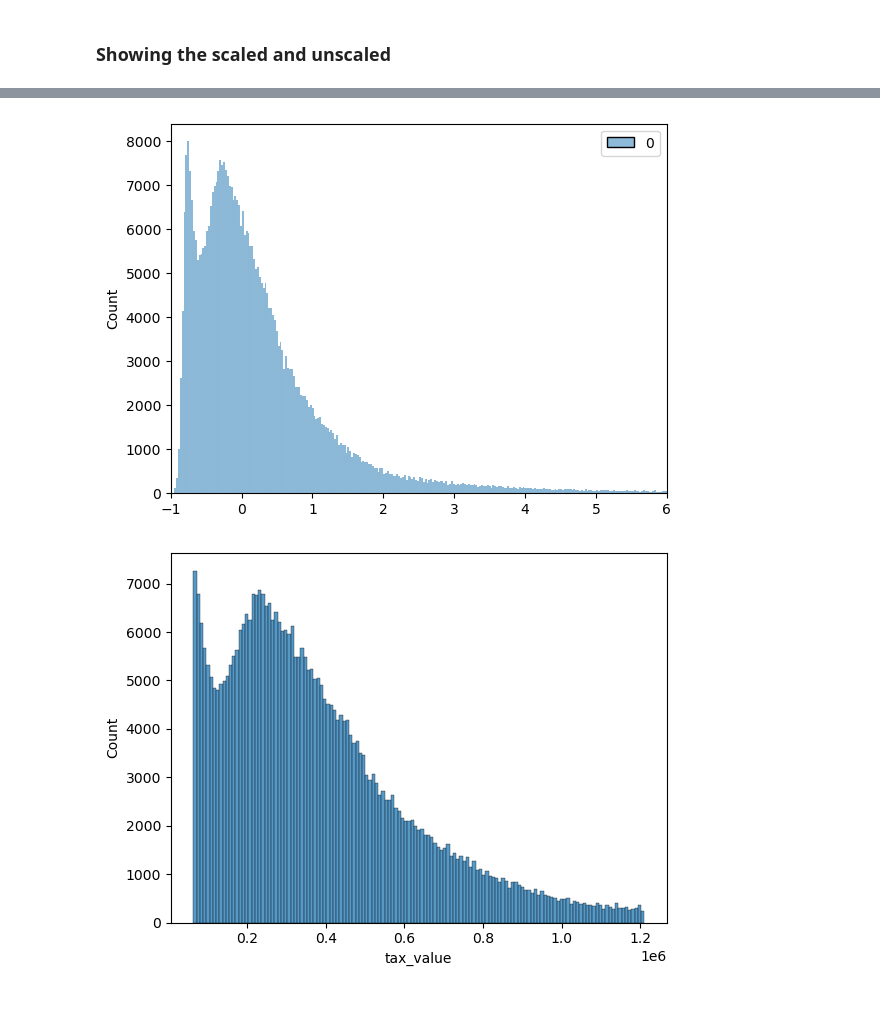
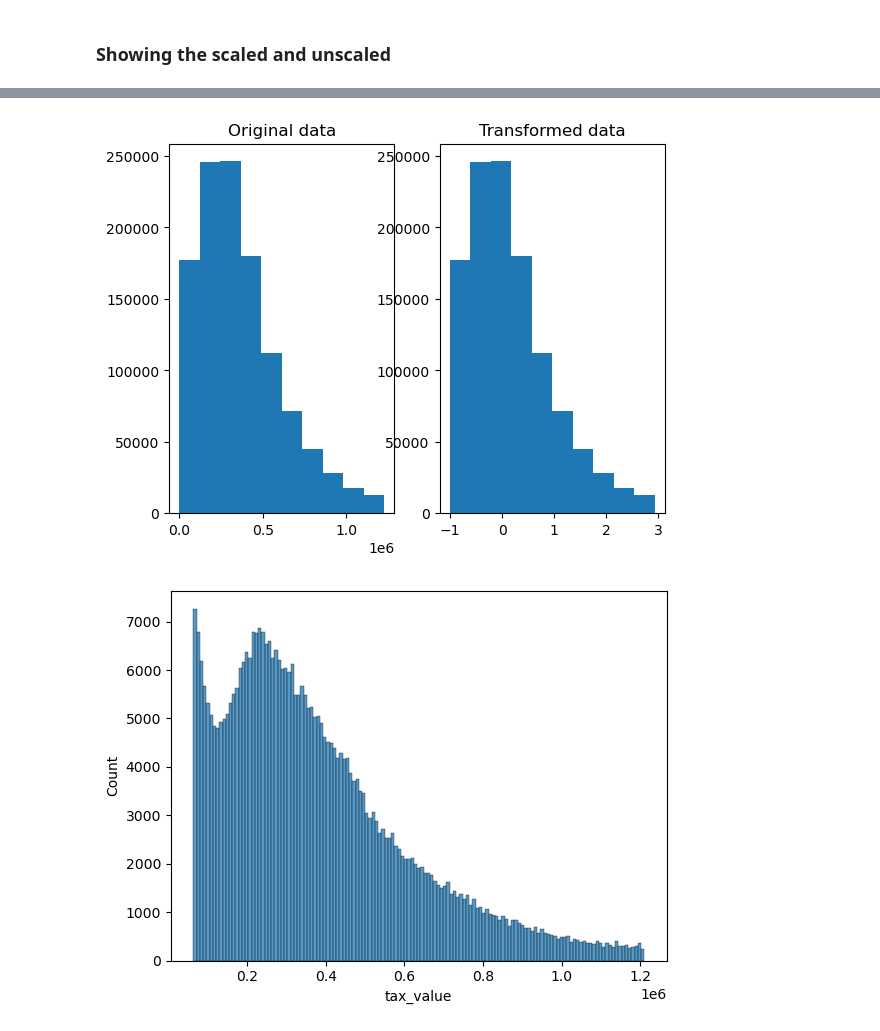
Before and after one commit to wherrickjr/regression-exercises, a Jupyter notebook: scaling.ipynb, the cells around one changed output, grey strips where cells are left out. Cells and saved outputs as stored; diff of their text form; code cells hidden in the pictures; blank space fills up the shorter version.

Commit message:
did some experimenting with scalars

```diff
--- a/scaling.ipynb
+++ b/scaling.ipynb
@@ -195,0 +228,3 @@ memory usage: 72.8 MB
+# %%
+new_df = new_df[new_df['tax_value'] > np.quantile(new_df['tax_value'], 0.25) - 2*iqr]
+new_df
@@ -201,0 +280,6 @@ plt.show()
+# %%
+# scaling tax value using minmax scalar
+
+mm_scalar = RobustScaler()
+# %%
+mm_scalar.fit(new_df[['tax_value']])
@@ -201,0 +288,2 @@ plt.show()
+# %%
+mm_tax_value = mm_scalar.transform(new_df[['tax_value']])
@@ -202,13 +295,14 @@ plt.show()
 # %%
+plt.subplot(121)
+plt.hist(new_df['tax_value'])
+plt.title('Original data')
 
-rs_scaler = RobustScaler()#these are notes from class
-rs_scaler.fit(test[['tax_value']])#these are notes from class
-rs_tax_value = rs_scaler.transform(test[['tax_value']])#these are notes from class
-sns.histplot(rs_tax_value)
-plt.xlim(-1,6)
-plt.show()
+plt.subplot(122)
+plt.hist(mm_tax_value)
+plt.title('Transformed data')
+plt.show()#these are notes from class
 # %% [output]
-[figure, old version]
+[figure, new version]
 # %%
 taxes = test['tax_value']
 # %%
```
Also changed, not shown: parts of 16 cells of this notebook, 1 other file.
